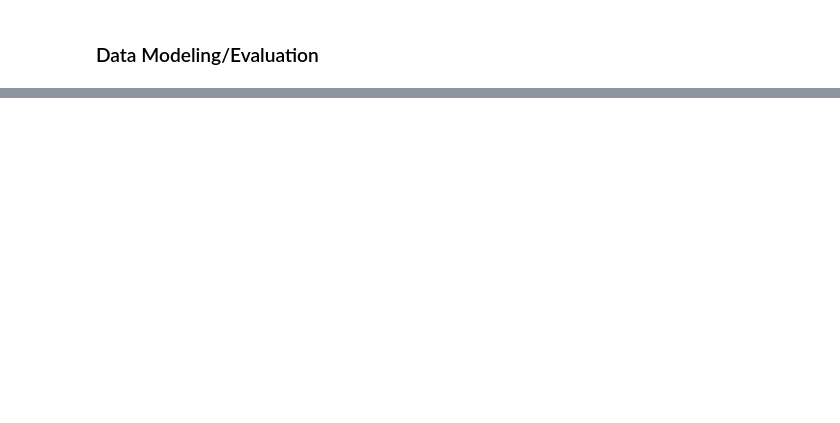
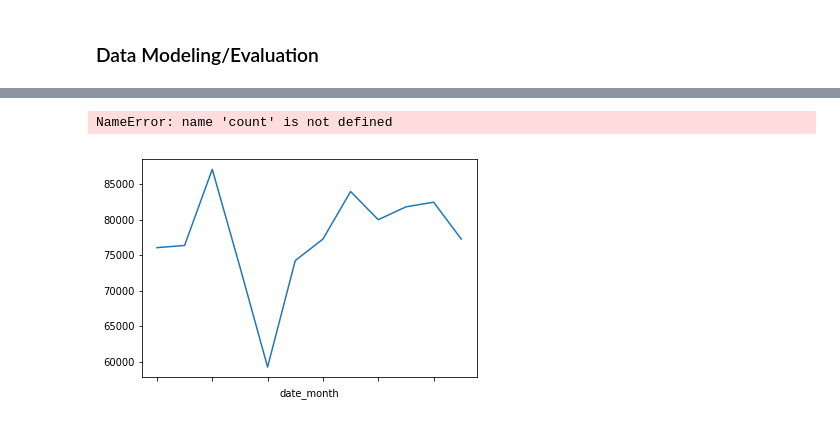
Before and after one commit to AnthonyGoh7/Udacity-Data-Scientist-Nanodegree, a Jupyter notebook: Project - Write A Data Science Blog Post - AirBnB Data.ipynb, the cells around one changed output, grey strips where cells are left out. Saved outputs shown, nothing was run; the diff lists cells and outputs as text; code cells hidden in the pictures; blank space fills up the shorter version.

```diff
--- a/Project - Write A Data Science Blog Post - AirBnB Data.ipynb
+++ b/Project - Write A Data Science Blog Post - AirBnB Data.ipynb
@@ -262,4 +226,5 @@ TypeError: set_xticklabels() missing 1 required positional argument: 'labels'
 # %%
-calendar.groupby("date_month")["listing_id"].count()
+availability_breakdown = calendar[calendar["date_day"] == "Monday"].groupby("date_month")["listing_id"].count()
+availability_breakdown
 # %% [output]
 date_month
@@ -314,0 +293,8 @@ def plot_hist(df, col):
+# %%
+availability_breakdown = calendar.groupby(["date_month")["listing_id"].count()
+availability_breakdown.plot(kind="line");
+
+plt.plot(x="date_month", y=count("listing_id"),data = calendar)
+# %% [output]
+NameError: name 'count' is not defined
+[figure, added]
```
Also changed, not shown: parts of 21 cells of this notebook.
